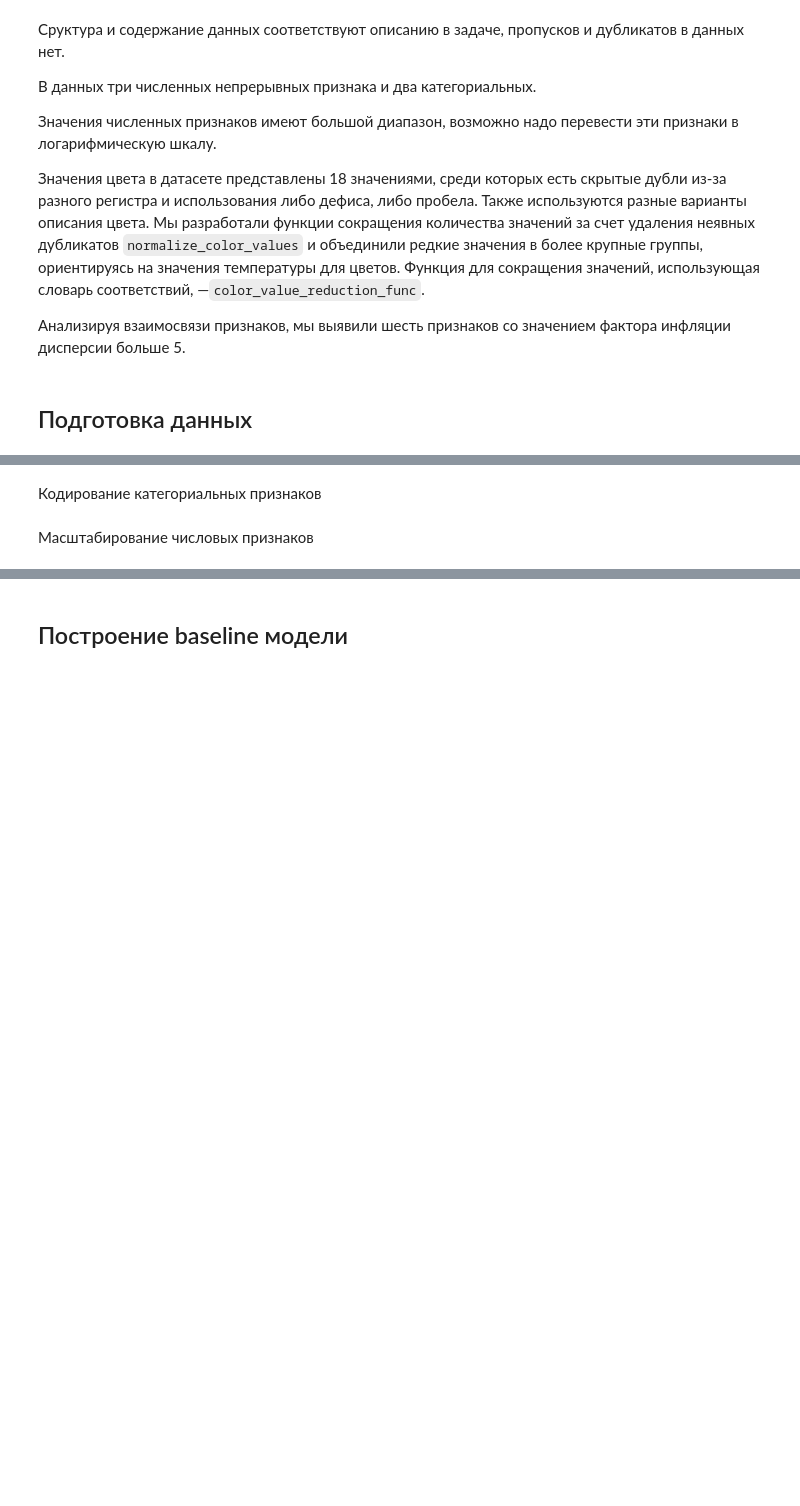
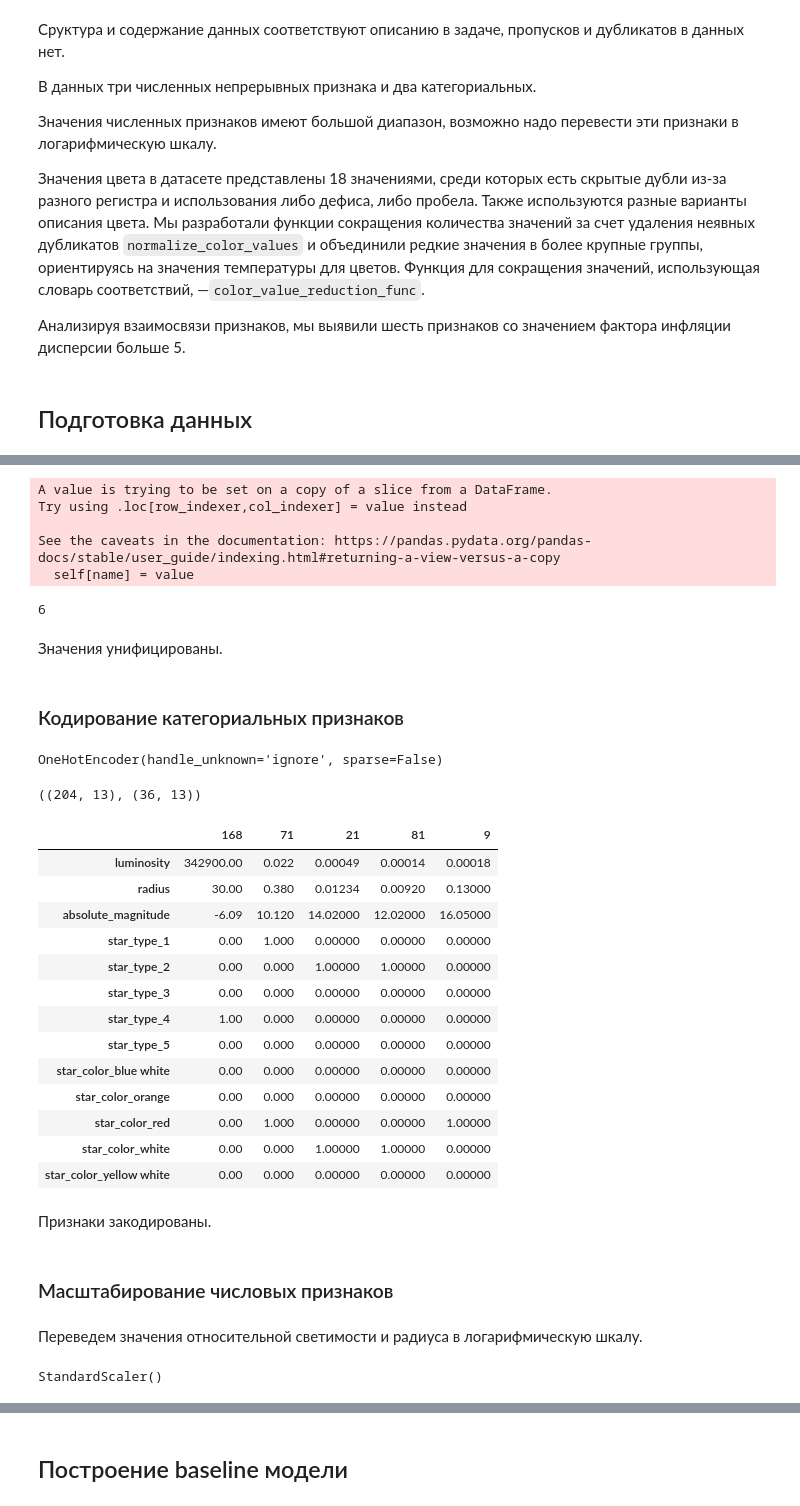
Before and after one commit to dimdasci/yp14-torch-nn-refression, a Jupyter notebook: notebooks/yp14-star-temperature-prediction.ipynb, the cells around one changed output, grey strips where cells are left out. Cells and saved outputs as stored; diff of their text form; code cells hidden in the pictures; blank space fills up the shorter version.

```diff
--- a/notebooks/yp14-star-temperature-prediction.ipynb
+++ b/notebooks/yp14-star-temperature-prediction.ipynb
@@ -591,0 +620,9 @@ multicollinear_features
+# %%
+X_train.star_color = X_train.star_color.apply(normalize_color_values)
+X_train.star_color = X_train.star_color.apply(color_value_reduction_func)
+# %% [output]
+A value is trying to be set on a copy of a slice from a DataFrame.
+Try using .loc[row_indexer,col_indexer] = value instead
+
+See the caveats in the documentation: https://pandas.pydata.org/pandas-docs/stable/user_guide/indexing.html#returning-a-view-versus-a-copy
+  self[name] = value
@@ -592,4 +632,60 @@ multicollinear_features
+# %%
+X_train.star_color.nunique()
+# %% [output]
+6
+# %% [markdown]
+Значения унифицированы.
 # %% [markdown]
-Кодирование категориальных признаков
+### Кодирование категориальных признаков
+# %%
+ohe_encoder = OneHotEncoder(handle_unknown="ignore", sparse=False)
+ohe_encoder.fit(X_train[categorical_columns])
+# %% [output]
+OneHotEncoder(handle_unknown='ignore', sparse=False)
+# %%
+encoded_columns = ohe_encoder.get_feature_names(categorical_columns)
+
+X_train = (
+    X_train
+    .drop(columns=categorical_columns)
+    .join(pd.DataFrame(ohe_encoder.transform(X_train[categorical_columns]),
+                       index=X_train.index,
+                       columns=encoded_columns))
+    .drop(columns=[encoded_columns[0], encoded_columns[len(ohe_encoder.categories_[0])]
+    ]))
+
+X_test = (
+    X_test
+    .drop(columns=categorical_columns)
+    .join(pd.DataFrame(ohe_encoder.transform(X_test[categorical_columns]),
+                       index=X_test.index,
+                       columns=encoded_columns))
+    .drop(columns=[encoded_columns[0], encoded_columns[len(ohe_encoder.categories_[0])]
+    ]))
+
+X_train.shape, X_test.shape
+# %% [output]
+((204, 13), (36, 13))
+# %%
+X_train.head().T
+# %% [output]
+|  | 168 | 71 | 21 | 81 | 9 |
+| luminosity | 342900.00 | 0.022 | 0.00049 | 0.00014 | 0.00018 |
+| radius | 30.00 | 0.380 | 0.01234 | 0.00920 | 0.13000 |
+| absolute_magnitude | -6.09 | 10.120 | 14.02000 | 12.02000 | 16.05000 |
+| star_type_1 | 0.00 | 1.000 | 0.00000 | 0.00000 | 0.00000 |
+| star_type_2 | 0.00 | 0.000 | 1.00000 | 1.00000 | 0.00000 |
+| star_type_3 | 0.00 | 0.000 | 0.00000 | 0.00000 | 0.00000 |
+| star_type_4 | 1.00 | 0.000 | 0.00000 | 0.00000 | 0.00000 |
+| star_type_5 | 0.00 | 0.000 | 0.00000 | 0.00000 | 0.00000 |
+| star_color_blue white | 0.00 | 0.000 | 0.00000 | 0.00000 | 0.00000 |
+| star_color_orange | 0.00 | 0.000 | 0.00000 | 0.00000 | 0.00000 |
+| star_color_red | 0.00 | 1.000 | 0.00000 | 0.00000 | 1.00000 |
+| star_color_white | 0.00 | 0.000 | 1.00000 | 1.00000 | 0.00000 |
+| star_color_yellow white | 0.00 | 0.000 | 0.00000 | 0.00000 | 0.00000 |
+# %% [markdown]
+Признаки закодированы.
 # %% [markdown]
-Масштабирование числовых признаков
+### Масштабирование числовых признаков
+# %% [markdown]
+Переведем значения относительной светимости и радиуса в логарифмическую шкалу.
@@ -595,0 +696,5 @@ multicollinear_features
+# %%
+scaler = StandardScaler()
+scaler.fit(X_train[numerical_columns])
+# %% [output]
+StandardScaler()
```
Also changed, not shown: parts of 20 cells of this notebook.
